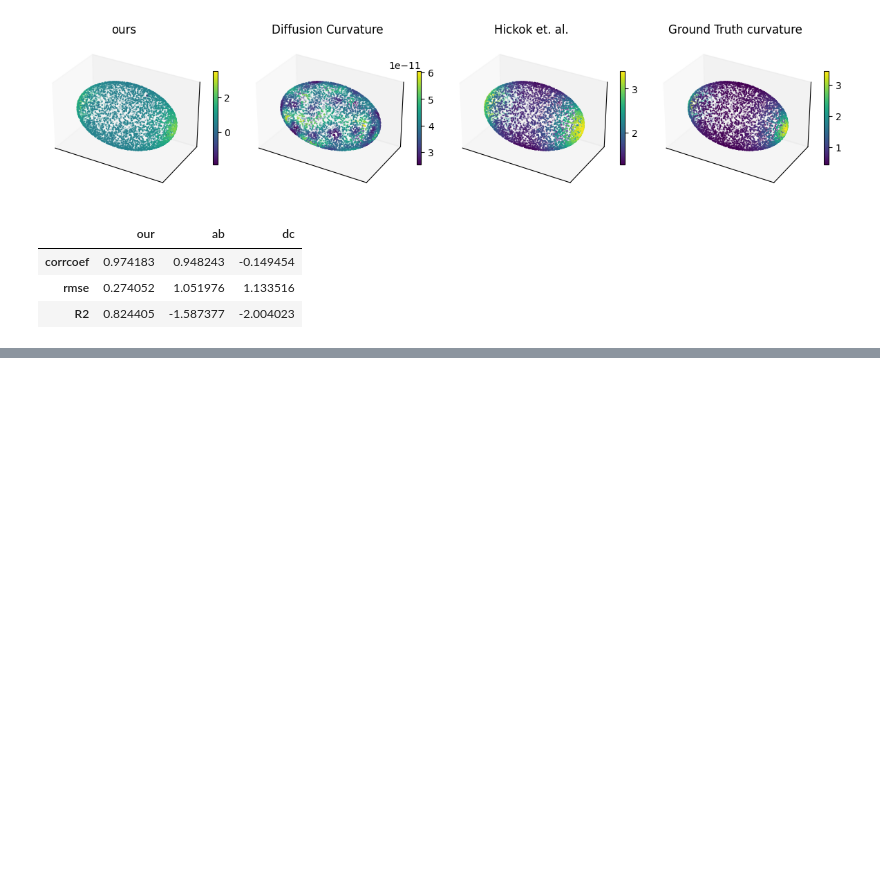
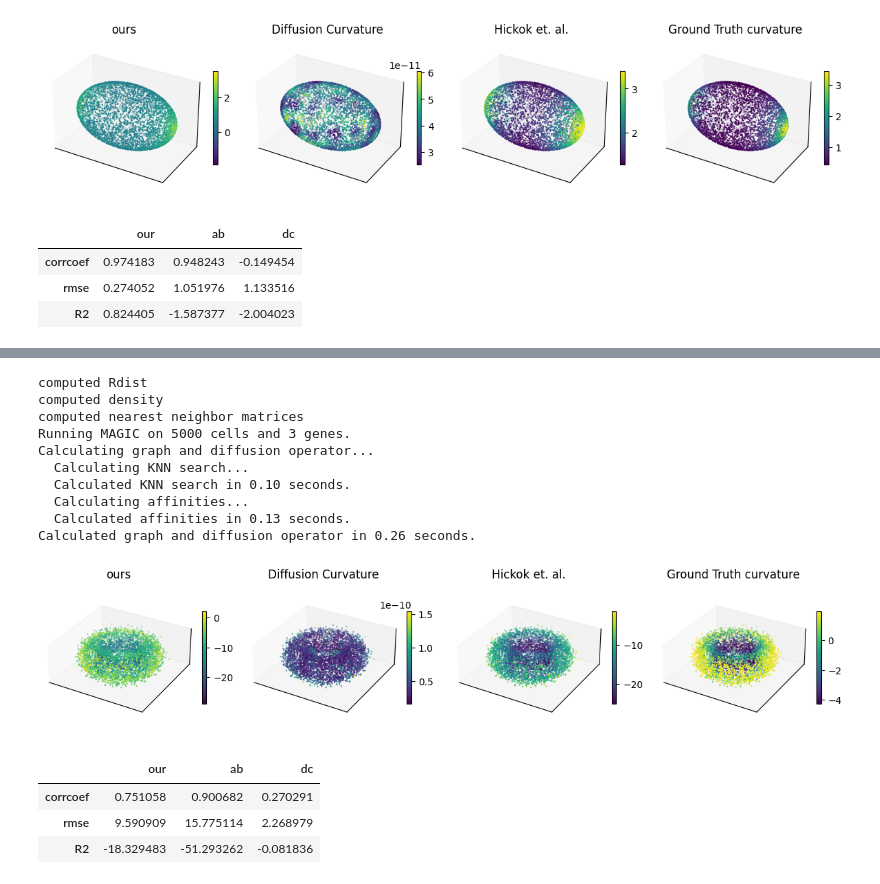
Before and after one commit to ZhangKaly/Principal-Curvature, a Jupyter notebook: notebooks/12-xs-comparison_experiments.ipynb, the cells around one changed output, grey strips where cells are left out. Saved outputs shown, nothing was run; the diff lists cells and outputs as text; code cells hidden in the pictures; blank space fills up the shorter version.

```diff
--- a/notebooks/12-xs-comparison_experiments.ipynb
+++ b/notebooks/12-xs-comparison_experiments.ipynb
@@ -166,0 +181,18 @@ IndexError: index 2 is out of bounds for axis 0 with size 2
+# %%
+do_experiment('torus', False, '', noise=0.1, epsilon_PCA=0.4, max_min_num=120)
+# %% [output]
+computed Rdist
+computed density
+computed nearest neighbor matrices
+Running MAGIC on 5000 cells and 3 genes.
+Calculating graph and diffusion operator...
+  Calculating KNN search...
+  Calculated KNN search in 0.10 seconds.
+  Calculating affinities...
+  Calculated affinities in 0.13 seconds.
+Calculated graph and diffusion operator in 0.26 seconds.
+[figure, added]
+|  | our | ab | dc |
+| corrcoef | 0.751058 | 0.900682 | 0.270291 |
+| rmse | 9.590909 | 15.775114 | 2.268979 |
+| R2 | -18.329483 | -51.293262 | -0.081836 |
```
Also changed, not shown: parts of 4 cells of this notebook.
